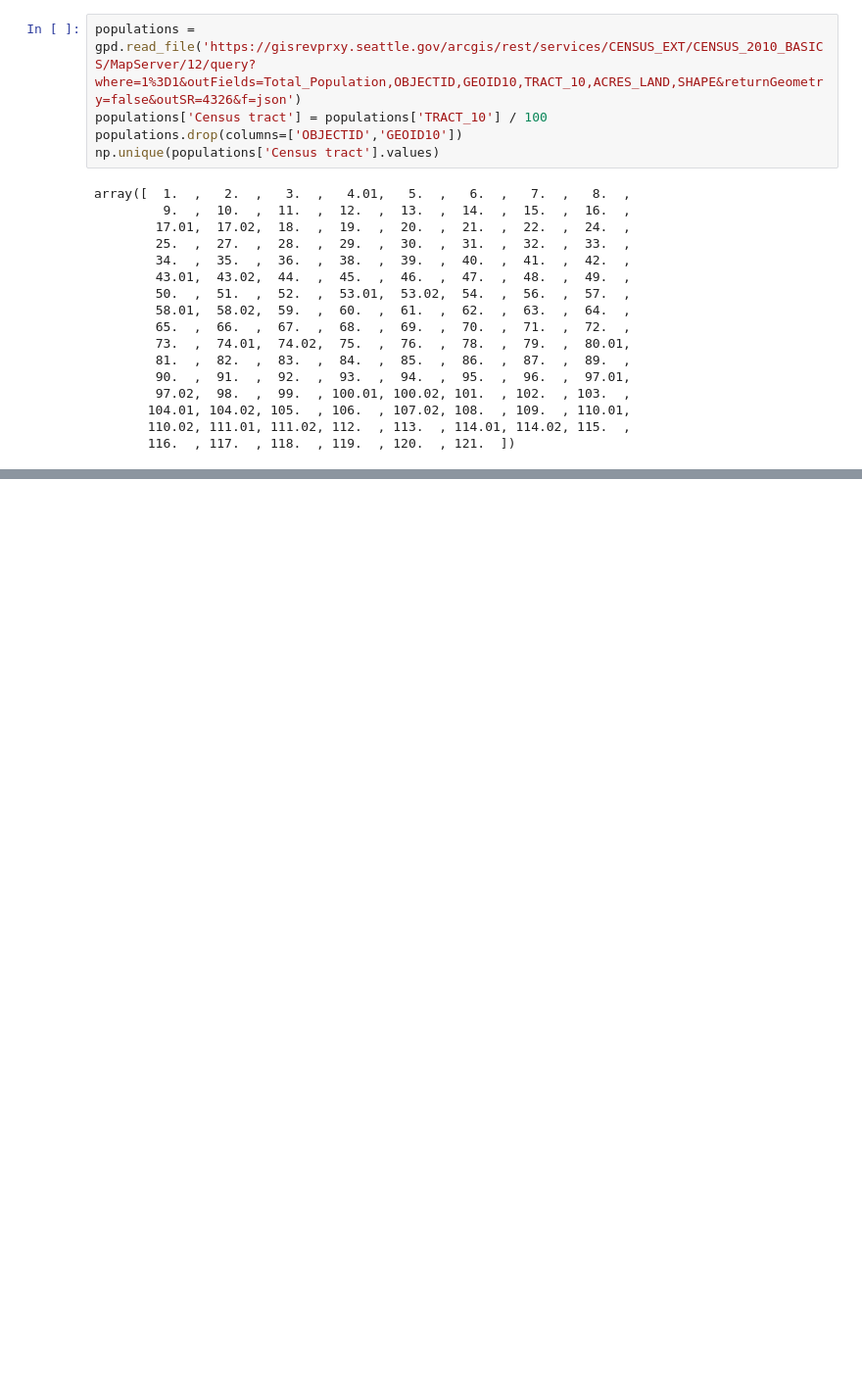
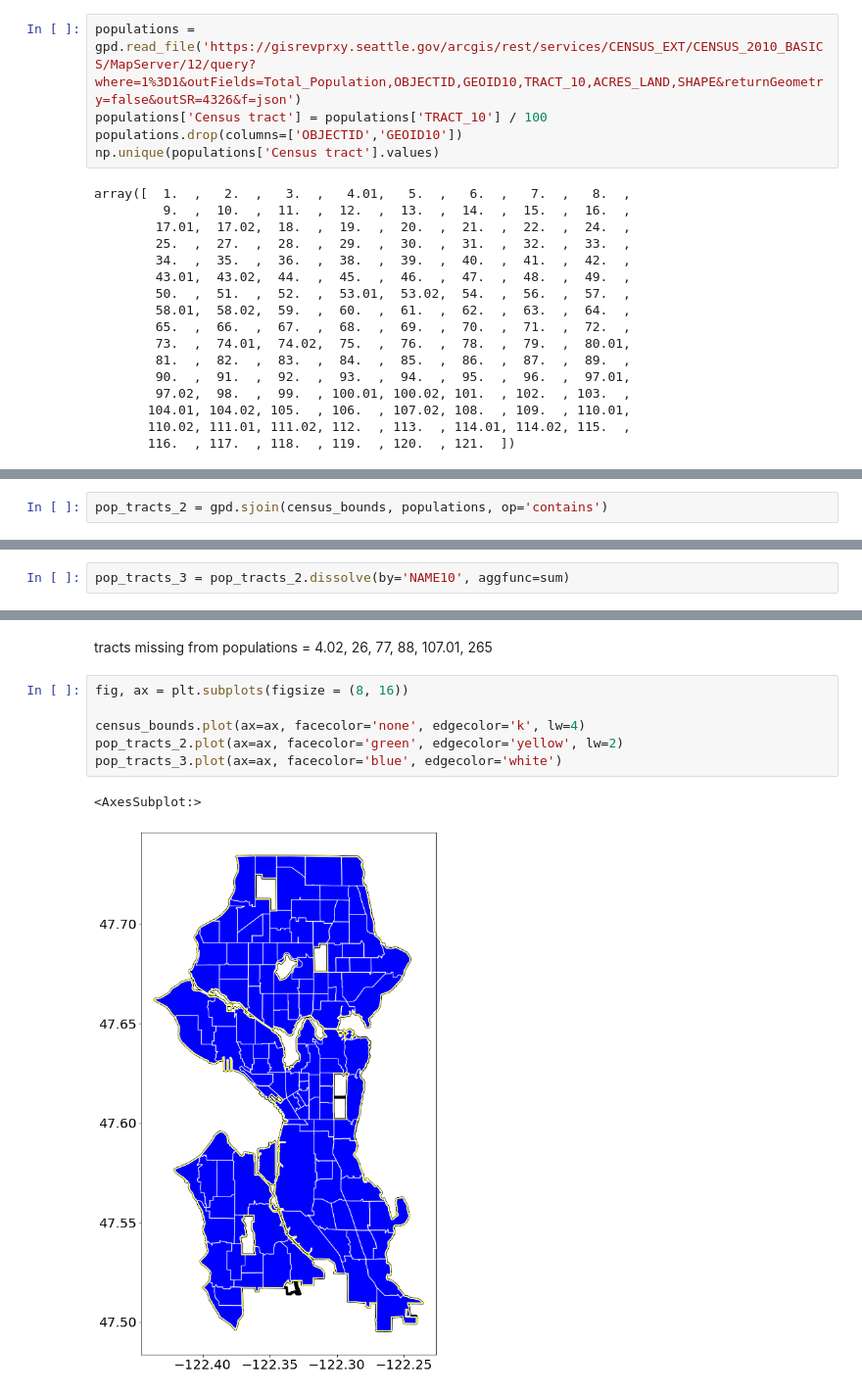
Before and after one commit to Greening-Seattle/Prediction, a Jupyter notebook: Prediction_GeoSegmentation.ipynb, the cells around one changed output, grey strips where cells are left out. Shown: that part at 98% size. Saved outputs shown, nothing was run; the diff lists cells and outputs as text; blank space fills up the shorter version.

Commit message:
joined population datadata by census tract

```diff
--- a/Prediction_GeoSegmentation.ipynb
+++ b/Prediction_GeoSegmentation.ipynb
@@ -245,0 +248,2 @@ pop_tracts.tail()
+# %%
+pop_tracts_2 = gpd.sjoin(census_bounds, populations, op='contains')
@@ -245,0 +256,2 @@ pop_tracts.tail()
+# %%
+pop_tracts_3 = pop_tracts_2.dissolve(by='NAME10', aggfunc=sum)
@@ -245,0 +280,11 @@ pop_tracts.tail()
+# %% [markdown]
+tracts missing from populations = 4.02, 26, 77, 88, 107.01, 265
+# %%
+fig, ax = plt.subplots(figsize = (8, 16))
+
+census_bounds.plot(ax=ax, facecolor='none', edgecolor='k', lw=4)
+pop_tracts_2.plot(ax=ax, facecolor='green', edgecolor='yellow', lw=2)
+pop_tracts_3.plot(ax=ax, facecolor='blue', edgecolor='white')
+# %% [output]
+<AxesSubplot:>
+[figure, added]
```
Also changed, not shown: parts of 6 cells of this notebook.
